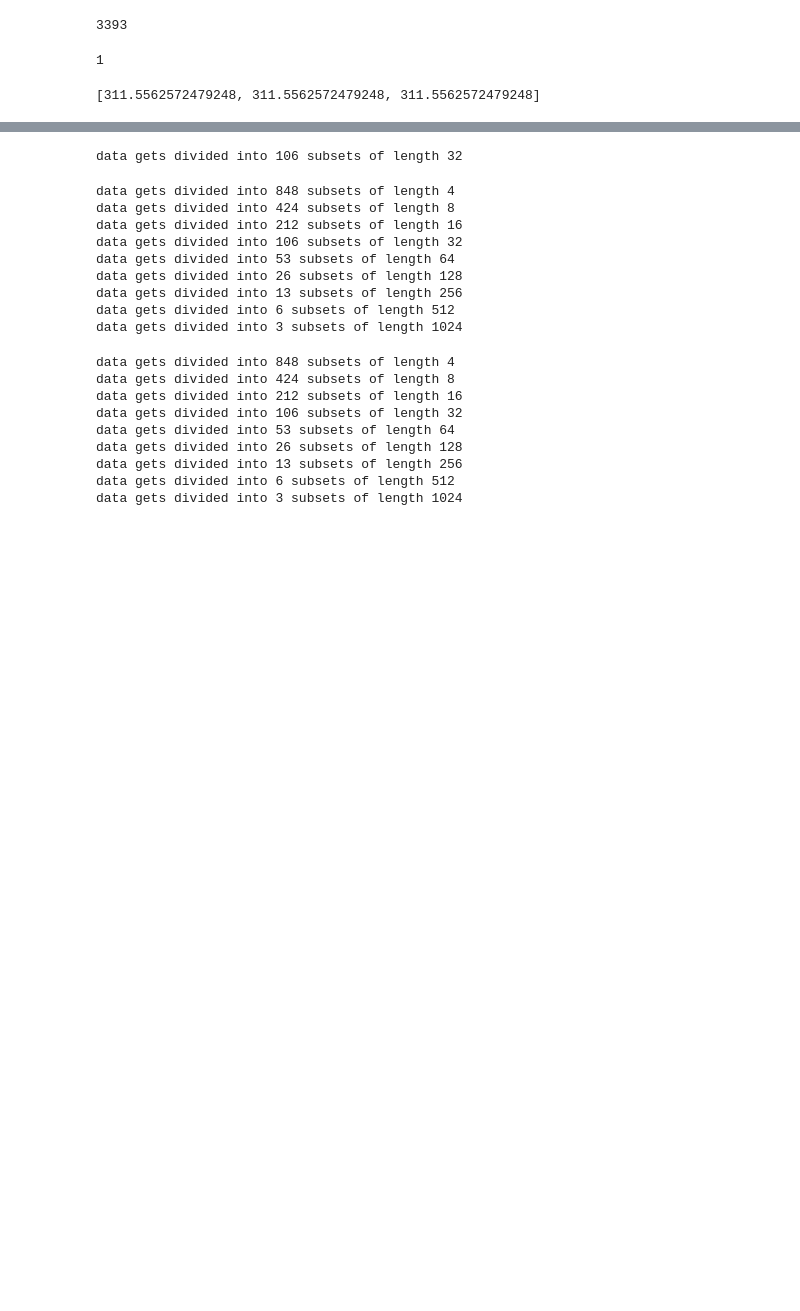
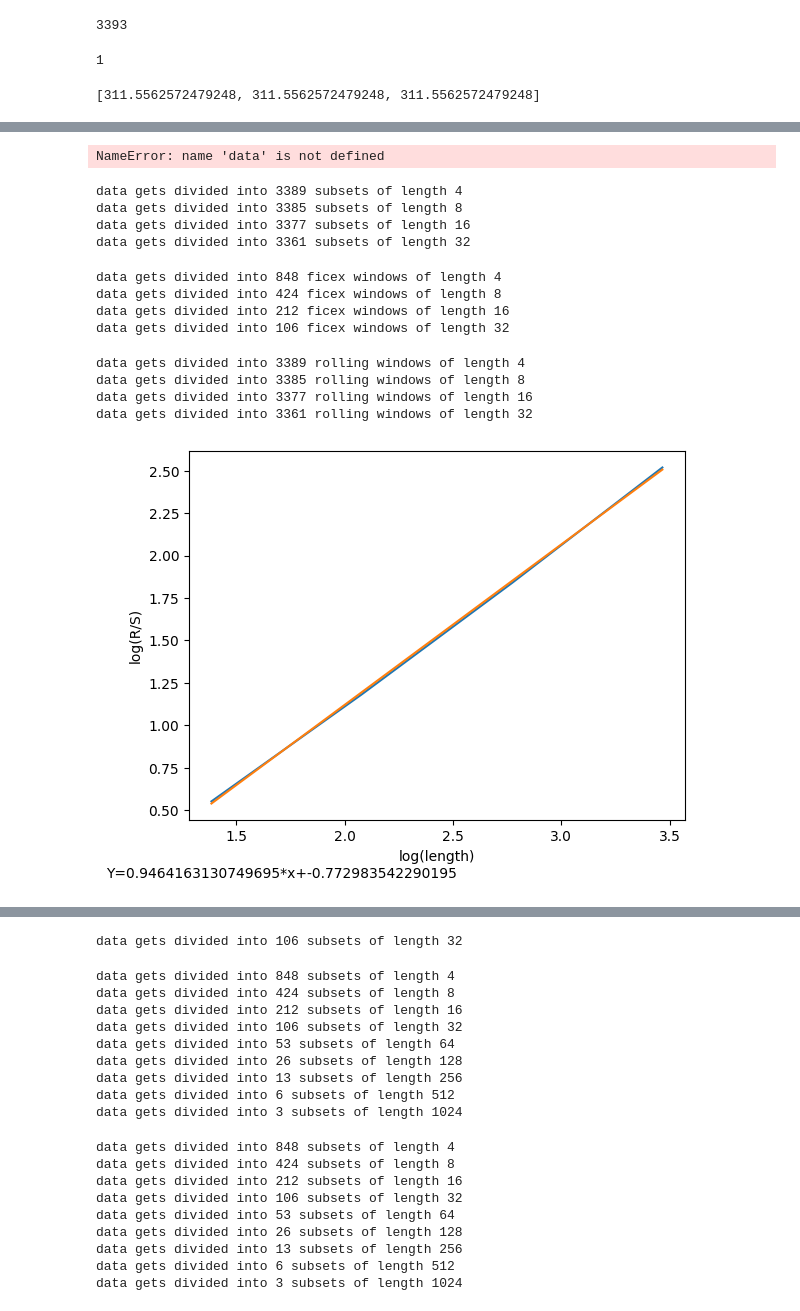
Before and after one commit to weberkry/MOM_Crypto_Bot, a Jupyter notebook: agent/Hurst testing.ipynb, the cells around one changed output, grey strips where cells are left out. Cells and saved outputs as stored; diff of their text form; code cells hidden in the pictures; blank space fills up the shorter version.

```diff
--- a/agent/Hurst testing.ipynb
+++ b/agent/Hurst testing.ipynb
@@ -248,2 +217,6 @@ def rescaled_range(data,power):
 
     return R_S_mean, l
+# %%
+R_S,L = rescaled_range(power=5)
+# %% [output]
+NameError: name 'data' is not defined
@@ -249,0 +239,59 @@ def rescaled_range(data,power):
+# %%
+R_S,L = rs_per_window(data=DAY["high"],power=5, rolling_window="true")
+# %% [output]
+data gets divided into 3389 subsets of length 4
+data gets divided into 3385 subsets of length 8
+data gets divided into 3377 subsets of length 16
+data gets divided into 3361 subsets of length 32
+# %%
+def hurst_fit(data,power,rolling_window="false"):
+
+    #R_S_mean, L = rs_per_window(data=data,power=power,rolling_window=rolling_window)
+
+    L = []
+    R_S_mean = []
+
+    for p in range(2,power+1):
+        r_s_mean ,l = rescaled_range(data=data, power=p, rolling_window=rolling_window)
+        #r_s_mean ,l = rescaled_range(power=p)
+        L.append(l)
+        R_S_mean.append(r_s_mean)
+
+    slope, intercept, r_value, p_value, std_err = linregress(np.log(L), np.log(R_S_mean))
+    Y =[]
+    #Hurst == slope
+    #reconstructing fit
+    for l in L:
+        y = slope*np.log(l)+intercept
+        Y.append(y)
+
+    rs_range = [R_S_mean,L]
+    fit = [slope,intercept,p_value]
+    Hurst = slope
+
+    return Hurst, Y, fit, rs_range
+# %%
+H, Y, fit, rs_range = hurst_fit(data = DAY["high"], power=5, rolling_window="false")
+# %% [output]
+data gets divided into 848 ficex windows of length 4
+data gets divided into 424 ficex windows of length 8
+data gets divided into 212 ficex windows of length 16
+data gets divided into 106 ficex windows of length 32
+# %%
+H_r, Y_r, fit_r, rs_range_r = hurst_fit(data = DAY["high"], power=5, rolling_window="true")
+# %% [output]
+data gets divided into 3389 rolling windows of length 4
+data gets divided into 3385 rolling windows of length 8
+data gets divided into 3377 rolling windows of length 16
+data gets divided into 3361 rolling windows of length 32
+# %%
+#show plot of linear fit to estimate H (== slope)
+
+plt.plot(np.log(rescaled_range[1]),np.log(rescaled_range[0]))
+plt.plot(np.log(rescaled_range[1]), Y, label="linear fit")
+plt.text(x=0.9,y=0.1,s=f"Y={H}*x+{fit[1]}")
+plt.ylabel("log(R/S)")
+plt.xlabel("log(length)")
+plt.show()
+# %% [output]
+[figure, new version]
```
Also changed, not shown: parts of 17 cells of this notebook, 2 other files.
